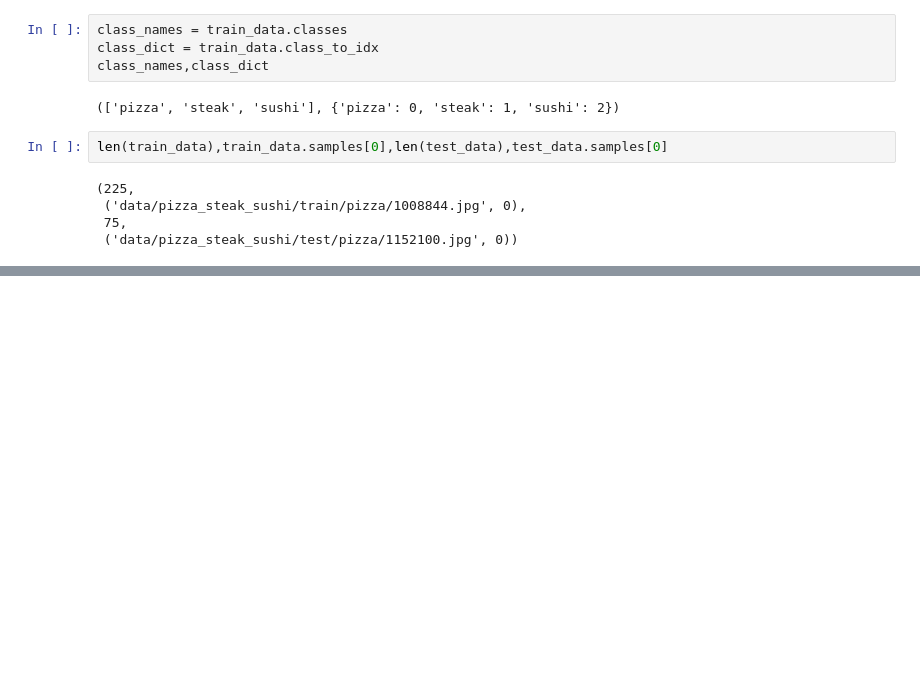
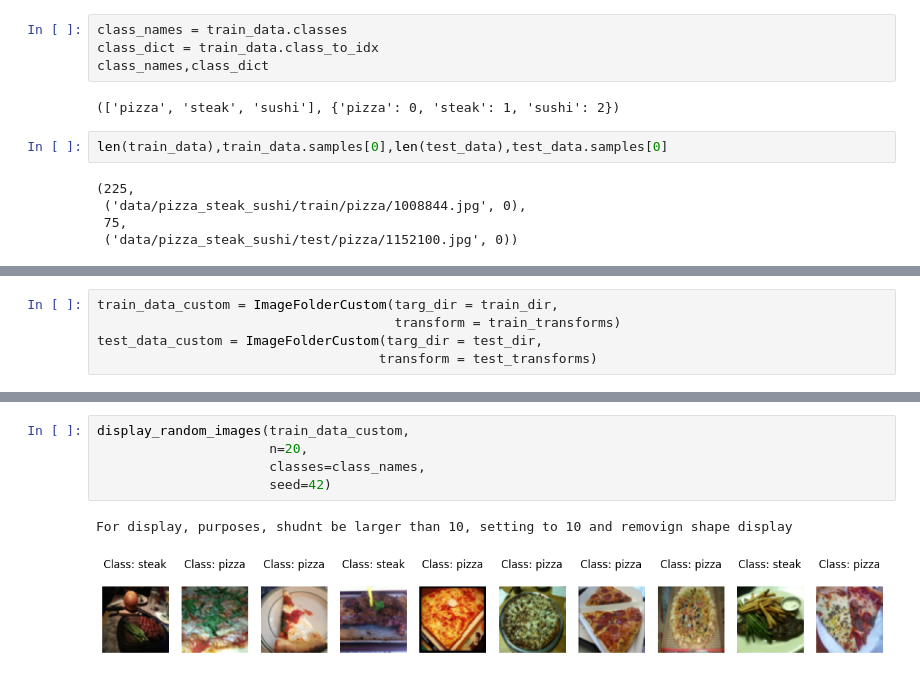
Before and after one commit to Sambarlasagna/ComputerVision_Pytorch, a Jupyter notebook: ptorch_custom_datasets.ipynb, the cells around one changed output, grey strips where cells are left out. Saved outputs shown, nothing was run; the diff lists cells and outputs as text; blank space fills up the shorter version.

```diff
--- a/ptorch_custom_datasets.ipynb
+++ b/ptorch_custom_datasets.ipynb
@@ -265,0 +366,5 @@ Image permute shape: torch.Size([64, 64, 3]) -> [height, width, color_channels]
+# %%
+train_data_custom = ImageFolderCustom(targ_dir = train_dir,
+                                      transform = train_transforms)
+test_data_custom = ImageFolderCustom(targ_dir = test_dir,
+                                    transform = test_transforms)
@@ -265,0 +436,8 @@ Image permute shape: torch.Size([64, 64, 3]) -> [height, width, color_channels]
+# %%
+display_random_images(train_data_custom,
+                      n=20,
+                      classes=class_names,
+                      seed=42)
+# %% [output]
+For display, purposes, shudnt be larger than 10, setting to 10 and removign shape display
+[figure, added]
```
Also changed, not shown: parts of 26 cells of this notebook.
